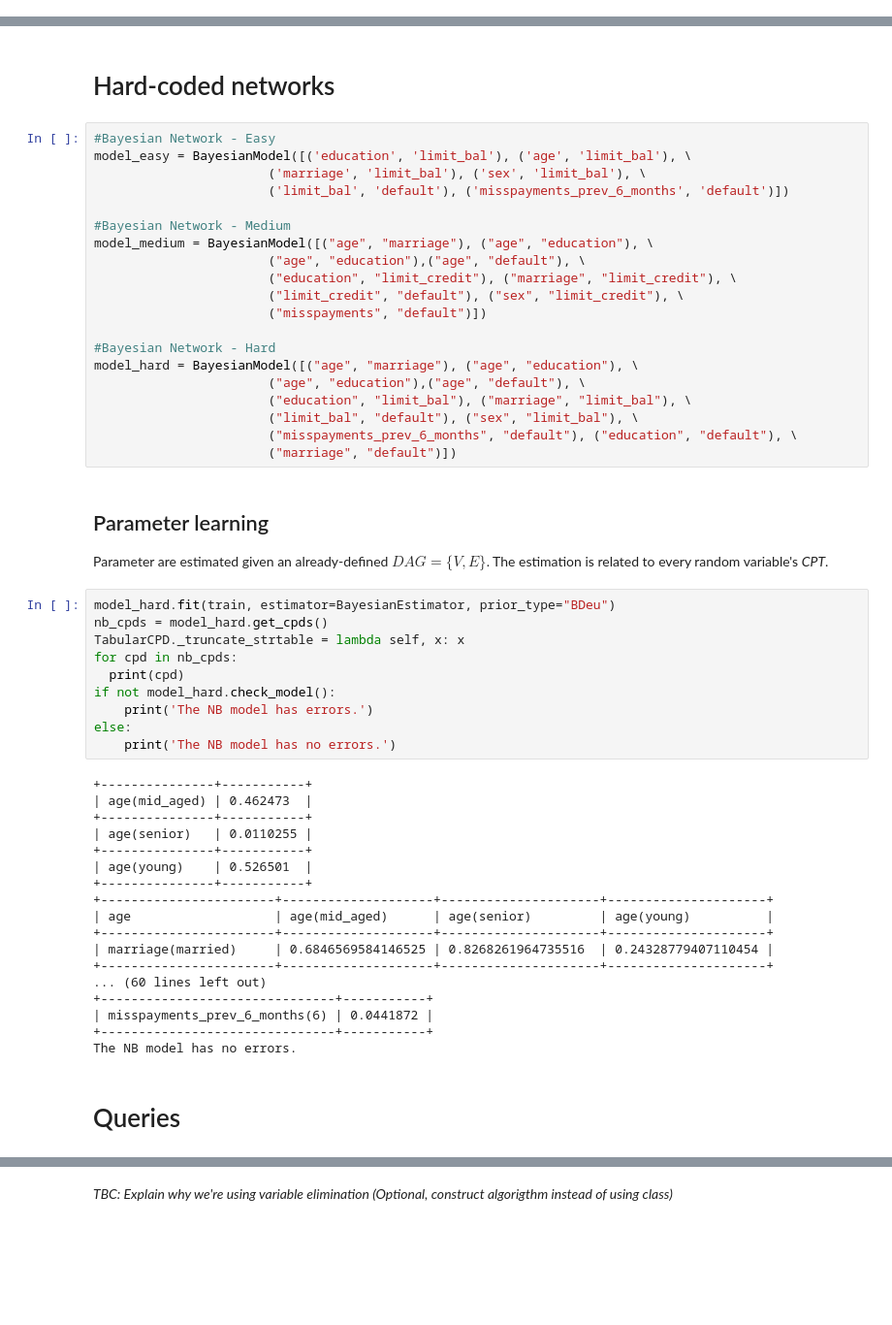
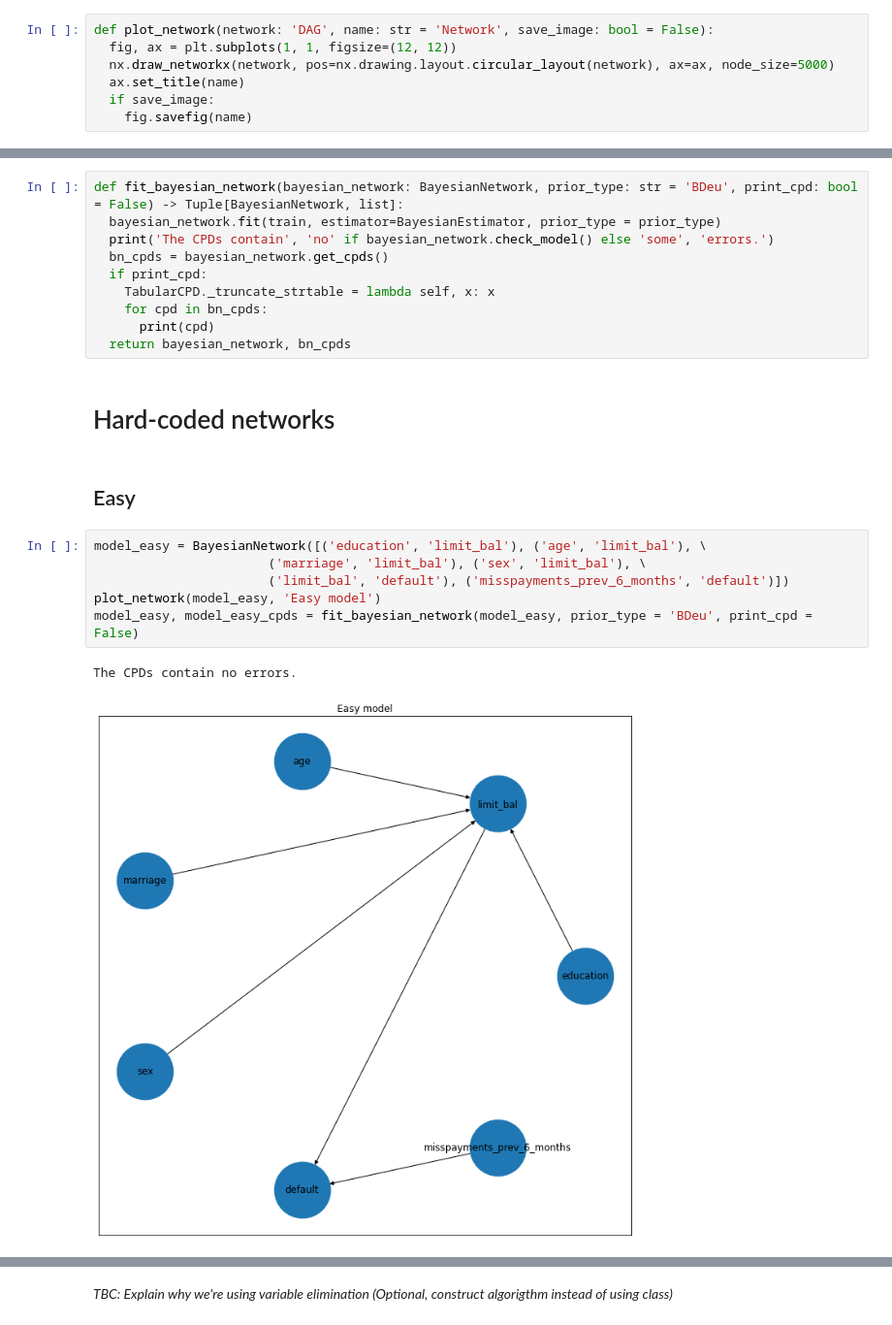
Before and after one commit to lorenzobalzani/bayesian-network-credit-cards, a Jupyter notebook: bayesian_network_credit_cards_default.ipynb, the cells around one changed output, grey strips where cells are left out. Shown at 97% size. Cells and saved outputs as stored; diff of their text form; blank space fills up the shorter version.

Commit message:
add fit and plot functions, reorder notebook sections, explain parts of the code

```diff
--- a/bayesian_network_credit_cards_default.ipynb
+++ b/bayesian_network_credit_cards_default.ipynb
@@ -142,0 +175,7 @@ state_names = {col_name: column.unique() for col_name, column in dataset.iterite
+# %%
+def plot_network(network: 'DAG', name: str = 'Network', save_image: bool = False):
+  fig, ax = plt.subplots(1, 1, figsize=(12, 12))
+  nx.draw_networkx(network, pos=nx.drawing.layout.circular_layout(network), ax=ax, node_size=5000)
+  ax.set_title(name)
+  if save_image:
+    fig.savefig(name)
@@ -143,55 +185,23 @@ state_names = {col_name: column.unique() for col_name, column in dataset.iterite
+# %%
+def fit_bayesian_network(bayesian_network: BayesianNetwork, prior_type: str = 'BDeu', print_cpd: bool = False) -> Tuple[BayesianNetwork, list]:
+  bayesian_network.fit(train, estimator=BayesianEstimator, prior_type = prior_type)
+  print('The CPDs contain', 'no' if bayesian_network.check_model() else 'some', 'errors.')
+  bn_cpds = bayesian_network.get_cpds()
+  if print_cpd:
+    TabularCPD._truncate_strtable = lambda self, x: x
+    for cpd in bn_cpds:
+      print(cpd)
+  return bayesian_network, bn_cpds
 # %% [markdown]
 # Hard-coded networks
-# %%
-#Bayesian Network - Easy
-model_easy = BayesianModel([('education', 'limit_bal'), ('age', 'limit_bal'), \
-                       ('marriage', 'limit_bal'), ('sex', 'limit_bal'), \
-                       ('limit_bal', 'default'), ('misspayments_prev_6_months', 'default')])
-
-#Bayesian Network - Medium
-model_medium = BayesianModel([("age", "marriage"), ("age", "education"), \
-                       ("age", "education"),("age", "default"), \
-                       ("education", "limit_credit"), ("marriage", "limit_credit"), \
-                       ("limit_credit", "default"), ("sex", "limit_credit"), \
-                       ("misspayments", "default")])
-
-#Bayesian Network - Hard
-model_hard = BayesianModel([("age", "marriage"), ("age", "education"), \
-                       ("age", "education"),("age", "default"), \
-                       ("education", "limit_bal"), ("marriage", "limit_bal"), \
-                       ("limit_bal", "default"), ("sex", "limit_bal"), \
-                       ("misspayments_prev_6_months", "default"), ("education", "default"), \
-                       ("marriage", "default")])
-# %% [markdown]
-## Parameter learning
-Parameter are estimated given an already-defined $DAG = \{V, E\}$. The estimation is related to every random variable's *CPT*.
-# %%
-model_hard.fit(train, estimator=BayesianEstimator, prior_type="BDeu")
-nb_cpds = model_hard.get_cpds()
-TabularCPD._truncate_strtable = lambda self, x: x
-for cpd in nb_cpds:
-  print(cpd)
-if not model_hard.check_model():
-    print('The NB model has errors.')
-else:
-    print('The NB model has no errors.')
-# %% [output]
-+---------------+-----------+
-| age(mid_aged) | 0.462473  |
-+---------------+-----------+
-| age(senior)   | 0.0110255 |
-+---------------+-----------+
-| age(young)    | 0.526501  |
-+---------------+-----------+
-+-----------------------+--------------------+---------------------+---------------------+
-| age                   | age(mid_aged)      | age(senior)         | age(young)          |
-+-----------------------+--------------------+---------------------+---------------------+
-| marriage(married)     | 0.6846569584146525 | 0.8268261964735516  | 0.24328779407110454 |
-+-----------------------+--------------------+---------------------+---------------------+
-... (60 lines left out)
-+-------------------------------+-----------+
-| misspayments_prev_6_months(6) | 0.0441872 |
-+-------------------------------+-----------+
-The NB model has no errors.
 # %% [markdown]
-# Queries
+## Easy
+# %%
+model_easy = BayesianNetwork([('education', 'limit_bal'), ('age', 'limit_bal'), \
+                       ('marriage', 'limit_bal'), ('sex', 'limit_bal'), \
+                       ('limit_bal', 'default'), ('misspayments_prev_6_months', 'default')])
+plot_network(model_easy, 'Easy model')
+model_easy, model_easy_cpds = fit_bayesian_network(model_easy, prior_type = 'BDeu', print_cpd = False)
+# %% [output]
+The CPDs contain no errors.
+[figure, added]
```
Also changed, not shown: parts of 44 cells of this notebook.
